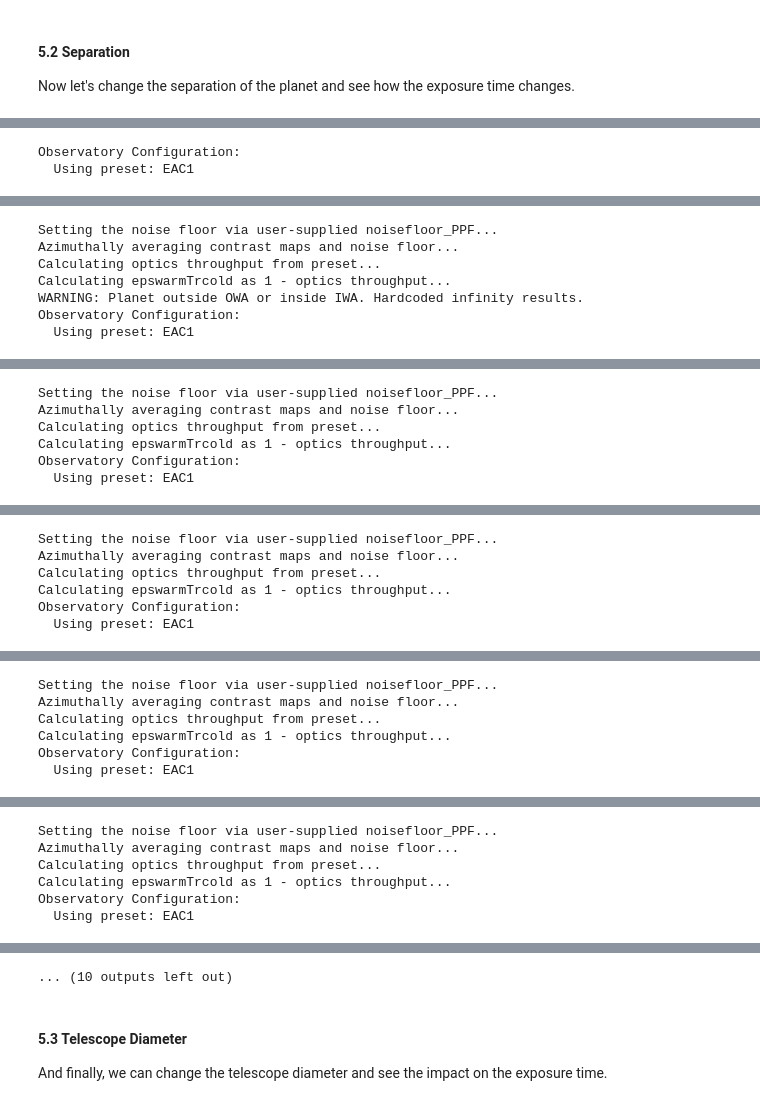
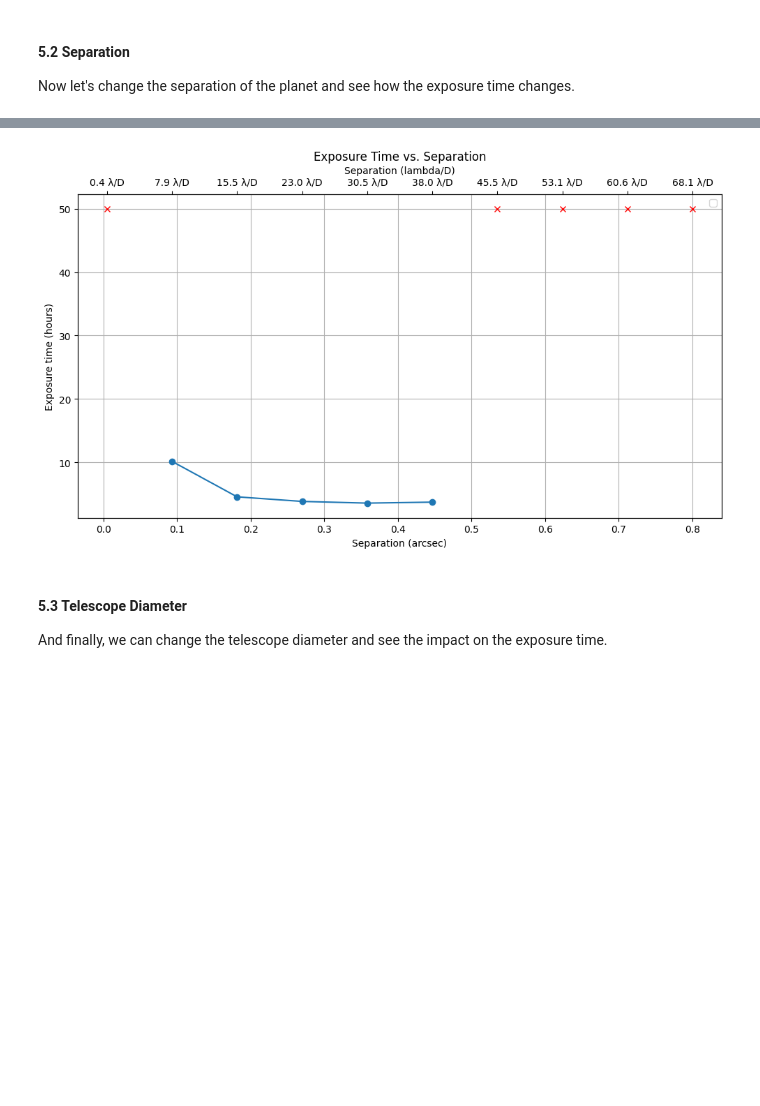
Before and after one commit to eleonoraalei/pyEDITH, a Jupyter notebook: tutorials/imaging_tutorial.ipynb, the cells around one changed output, grey strips where cells are left out. Drawn from its saved outputs; the diff is of its cells as text; code cells hidden in the pictures; blank space fills up the shorter version.

```diff
--- a/tutorials/imaging_tutorial.ipynb
+++ b/tutorials/imaging_tutorial.ipynb
@@ -295,16 +403,4 @@ Now let's change the separation of the planet and see how the exposure time chan
 # %%
-separations = np.linspace(0.005, 0.8, 10)  # arcsec
-
-exposure_times = []
-
-for sep in separations:
-    params = imaging_params.copy()
-    params['separation'] = sep
-    parsed_parameters= parse_input.parse_parameters(params)
-    texp, _ = calculate_texp(parsed_parameters, verbose=False)
-    exposure_times.append(texp.to(u.hr)[0].value)
-
-
 fig, ax1 = plt.subplots(figsize=(10, 6))
 # Primary x-axis (separation arcsec)
 ax1.plot(separations, exposure_times, marker='o', label='Valid exposures')
@@ -322,13 +418,14 @@ separations_lod = arcsec_to_lambda_d(separations*ARCSEC,
 8.78*u.m.to(LENGTH),
 )
 # # Secondary x-axis (lambda/D)
-num_ticks = 5
+num_ticks = 10
 tick_indices = np.linspace(0, len(separations) - 1, num_ticks, dtype=int)
 reduced_separations = [separations[i] for i in tick_indices]
 reduced_separations_lod = [separations_lod[i] for i in tick_indices]
+ax2 = ax1.twiny()
 ax2.set_xticks(reduced_separations)
 ax2.set_xticklabels([f'{m:.1f}' for m in reduced_separations_lod])
-ax2 = ax1.twiny()
+
 
 ax2.set_xlim(ax1.get_xlim())
 ax2.set_xlabel('Separation (lambda/D)')
@@ -337,9 +434,4 @@ plt.title('Exposure Time vs. Separation')
 plt.legend()
 plt.tight_layout()
 plt.show()
-
-
-# TODO check axes
 # %% [output]
-Observatory Configuration:
-  Using preset: EAC1
@@ -351,7 +437,0 @@ Observatory Configuration:
-Setting the noise floor via user-supplied noisefloor_PPF...
-Azimuthally averaging contrast maps and noise floor...
-Calculating optics throughput from preset...
-Calculating epswarmTrcold as 1 - optics throughput...
-WARNING: Planet outside OWA or inside IWA. Hardcoded infinity results.
-Observatory Configuration:
-  Using preset: EAC1
@@ -363,6 +437,0 @@ Observatory Configuration:
-Setting the noise floor via user-supplied noisefloor_PPF...
-Azimuthally averaging contrast maps and noise floor...
-Calculating optics throughput from preset...
-Calculating epswarmTrcold as 1 - optics throughput...
-Observatory Configuration:
-  Using preset: EAC1
@@ -374,6 +437,0 @@ Observatory Configuration:
-Setting the noise floor via user-supplied noisefloor_PPF...
-Azimuthally averaging contrast maps and noise floor...
-Calculating optics throughput from preset...
-Calculating epswarmTrcold as 1 - optics throughput...
-Observatory Configuration:
-  Using preset: EAC1
@@ -385,6 +437,0 @@ Observatory Configuration:
-Setting the noise floor via user-supplied noisefloor_PPF...
-Azimuthally averaging contrast maps and noise floor...
-Calculating optics throughput from preset...
-Calculating epswarmTrcold as 1 - optics throughput...
-Observatory Configuration:
-  Using preset: EAC1
@@ -396,6 +437,0 @@ Observatory Configuration:
-Setting the noise floor via user-supplied noisefloor_PPF...
-Azimuthally averaging contrast maps and noise floor...
-Calculating optics throughput from preset...
-Calculating epswarmTrcold as 1 - optics throughput...
-Observatory Configuration:
-  Using preset: EAC1
@@ -407,4 +438,4 @@ Observatory Configuration:
-... (10 outputs left out)
+[figure, added]
 # %% [markdown]
 #### 5.3 Telescope Diameter
 
```
Also changed, not shown: parts of 18 cells of this notebook, 1 other file.
